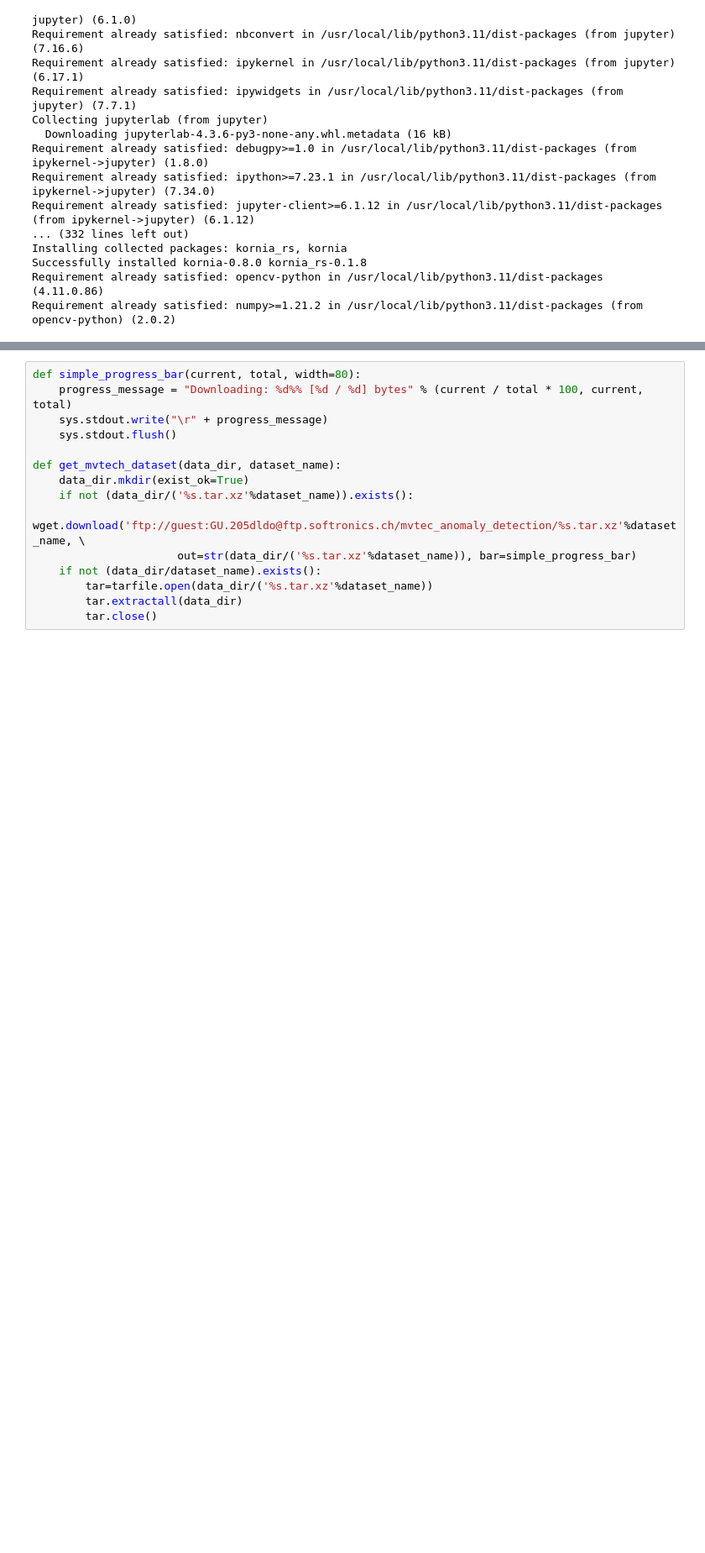
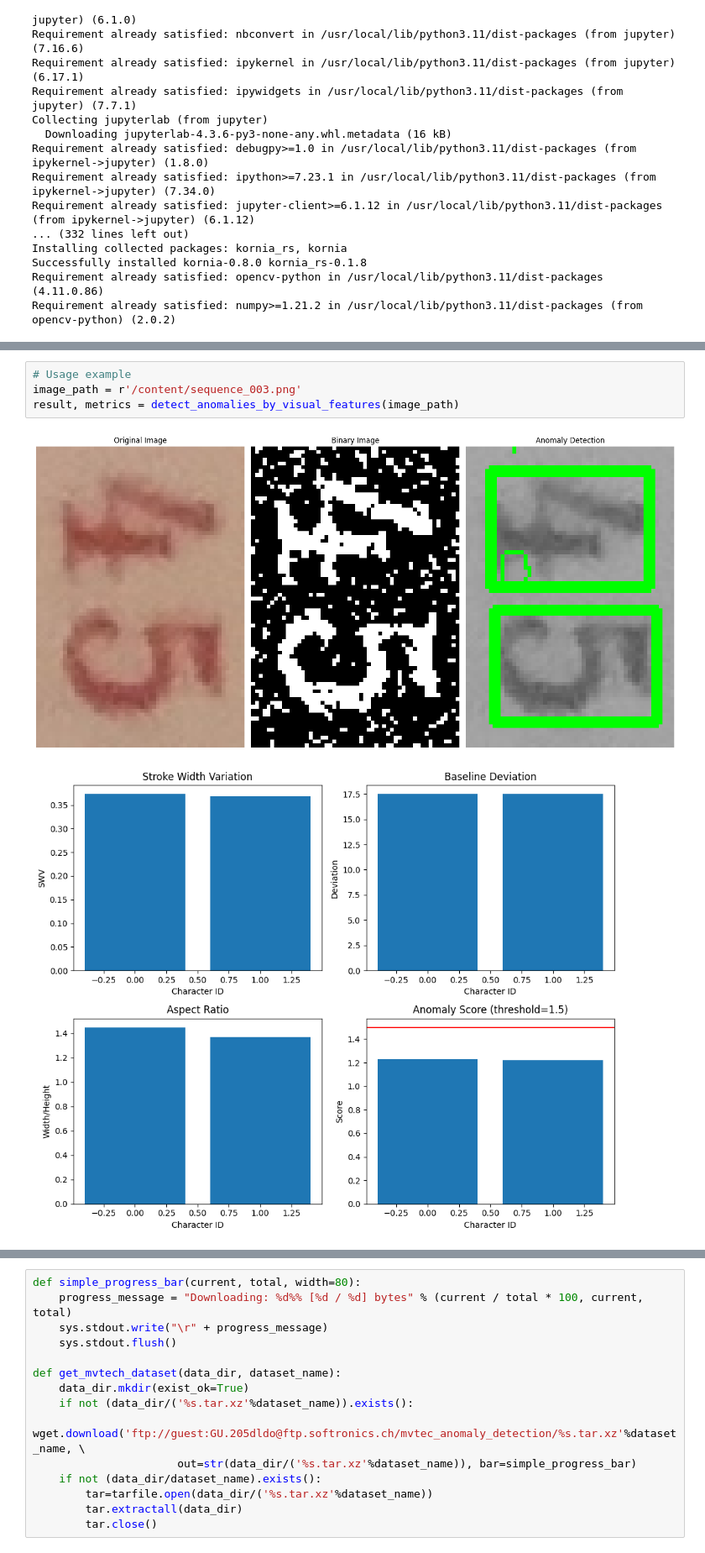
Before and after one commit to joaoluis2560/Active-NLP, a Jupyter notebook: content/hold/Unsupervised_Anomaly_Detection_wreqs.ipynb, the cells around one changed output, grey strips where cells are left out. Shown at 84% size. Cells and saved outputs as stored; diff of their text form; blank space fills up the shorter version.

```diff
--- a/content/hold/Unsupervised_Anomaly_Detection_wreqs.ipynb
+++ b/content/hold/Unsupervised_Anomaly_Detection_wreqs.ipynb
@@ -36,0 +464,7 @@ import numpy as np
+# %%
+# Usage example
+image_path = r'/content/sequence_003.png'
+result, metrics = detect_anomalies_by_visual_features(image_path)
+# %% [output]
+[figure, added]
+[figure, added]
```
Also changed, not shown: parts of 131 cells of this notebook.
